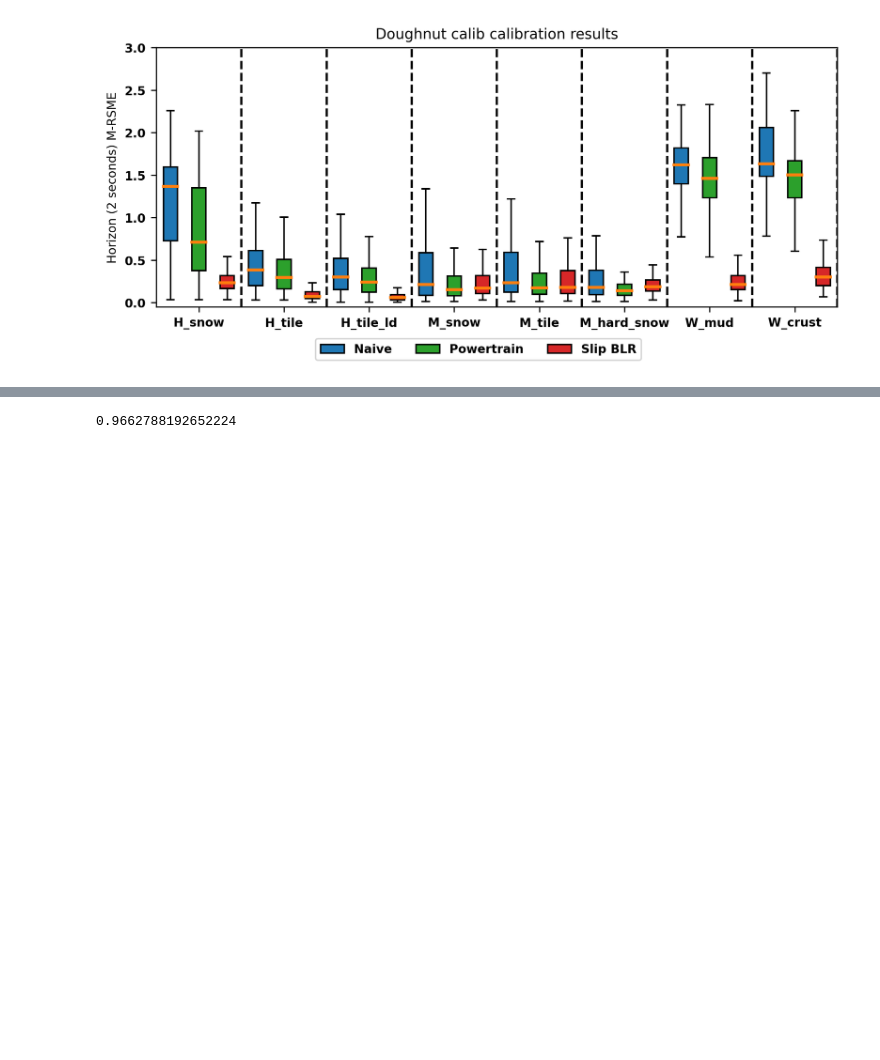
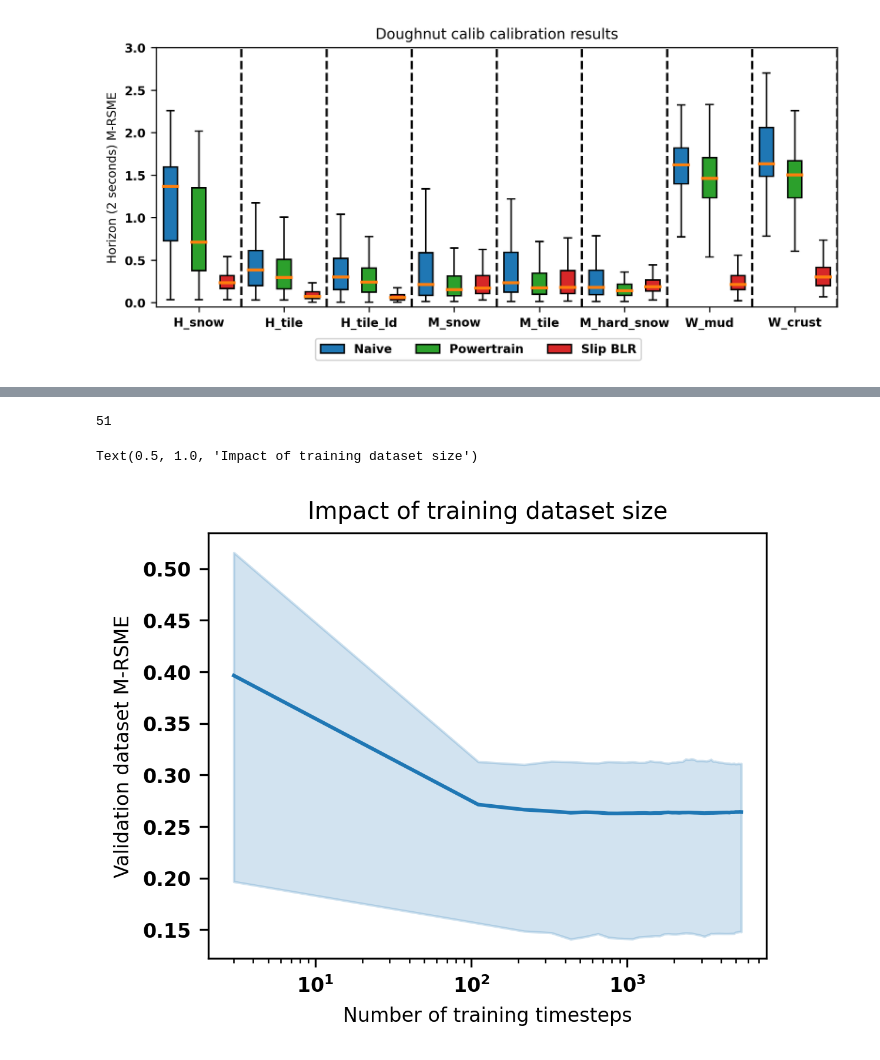
Before and after one commit to norlab-ulaval/norlab_WMRD, a Jupyter notebook: RAL2023/prediction_errors.ipynb, the cells around one changed output, grey strips where cells are left out. Cells and saved outputs as stored; diff of their text form; code cells hidden in the pictures; blank space fills up the shorter version.

```diff
--- a/RAL2023/prediction_errors.ipynb
+++ b/RAL2023/prediction_errors.ipynb
@@ -572,4 +583,23 @@ plt.plot(blr_training_timesteps_means)
 # %%
-print(np.max(blr_slip_prediction_errors_training_timesteps_list[0]))
+fig, ax = plt.subplots(1, 1, dpi=300, gridspec_kw={'hspace': 0.35, 'wspace': 0.23})
+fig.set_size_inches(width, height)
+fig.subplots_adjust(left=.06, bottom=.14, right=.99, top=.99)
+fig.tight_layout()
+
+print(len(blr_slip_prediction_errors_training_timesteps_list))
+
+x_linspace = np.linspace(3, (len(blr_training_timesteps_means)+3)*100, num = len(blr_training_timesteps_means))
+
+ax.plot(x_linspace, blr_training_timesteps_means, color='C0')
+ax.fill_between(x_linspace, blr_training_timesteps_first_quantiles, blr_training_timesteps_third_quantiles, color='C0', alpha=0.2)
+
+# ax.set_yscale('log')
+ax.set_xscale('log')
+
+ax.set_xlabel('Number of training timesteps')
+ax.set_ylabel('Validation dataset M-RSME')
+ax.set_title('Impact of training dataset size')
 # %% [output]
-0.9662788192652224
+51
+Text(0.5, 1.0, 'Impact of training dataset size')
+[figure, added]
```
Also changed, not shown: parts of 3 cells of this notebook, 2 other files.
